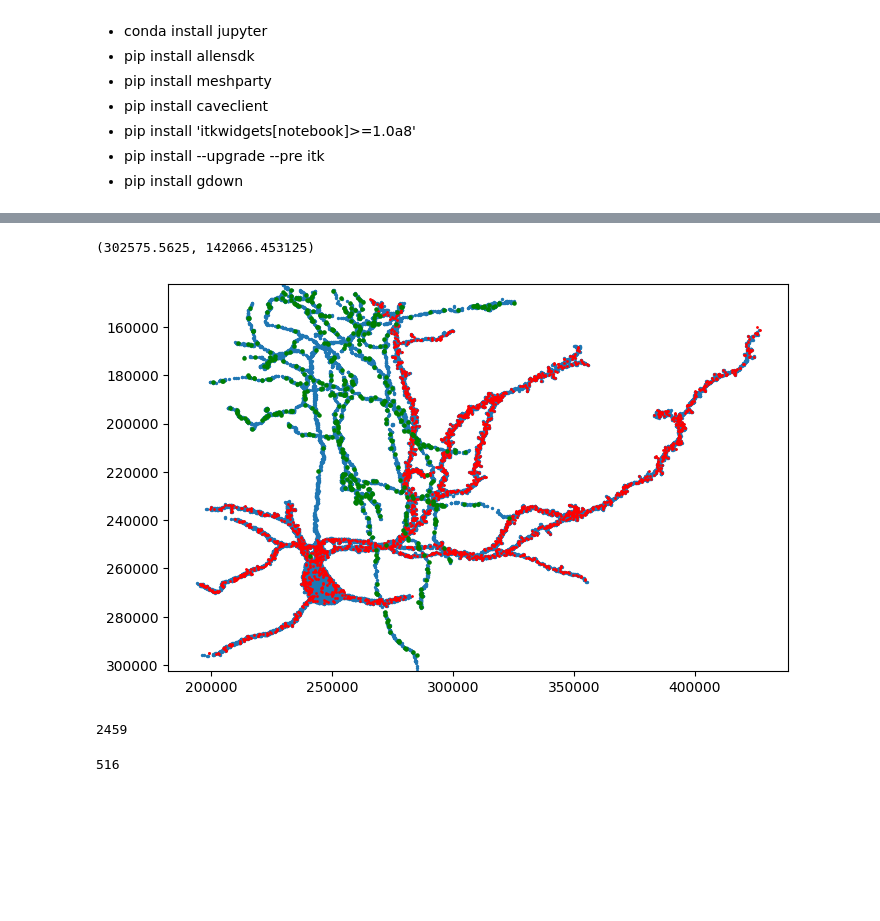
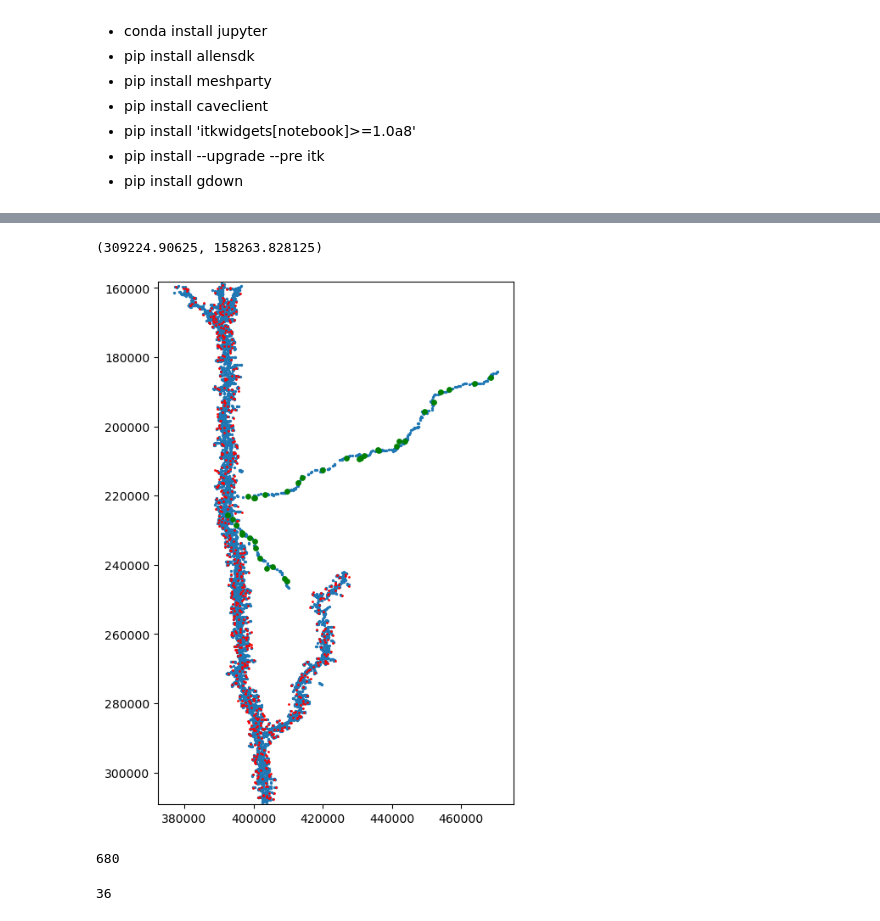
Before and after one commit to shandran/layer23-volume, a Jupyter notebook: synapse_visualizer.ipynb, the cells around one changed output, grey strips where cells are left out. Cells and saved outputs as stored; diff of their text form; code cells hidden in the pictures; blank space fills up the shorter version.

```diff
--- a/synapse_visualizer.ipynb
+++ b/synapse_visualizer.ipynb
@@ -35,7 +36,7 @@ mm = trimesh_io.MeshMeta(cv_path=seg_source,
 # %%
 # enter a cell id of interest (copy and paste from Neuroglancer or a dataframe of interest)
 
-cell_id = 648518346349538179
+cell_id = 648518346342793912
 
 #some interesting neurons
 
@@ -48,6 +49,15 @@ cell_id = 648518346349538179
 # 648518346349538791 the largest continous mitochondrion by voxels, for an inhibitory neuron in the volume (basket)
 # 648518346349537611 partial excitatory pyramidal neuron with interesting mitochondria and synapse features
 # 648518346349538179 Martinotti inhibitory neuron
+# 648518346349540055 Excitatory pyramidal neuron with 9 pre-syn sites not located on the axon
+# 648518346349538789 Inhibitory neurogliaform interneuron
+# 648518346349527116 Partial pyramidal neuron listed as unknown in soma valence table; suspicious pre-syn sites (4)
+# 648518346349536938 a partial axon and basal dendrite from a soma near but outside the volume; a large # of synapses in the volume
+# 648518346349537042 interesting pyramidal neuron
+# 648518346349527116 partial pyramidal neuron in the corner of a volume
+# 648518346349539887 pyramidal neuron
+# 648518346349538157 pyramidal neuron slightly off axis
+# 648518346342793912 long apical dendrite from L4-6 with a prominent axon-carrying dendrite
 # %%
 # If you get an error, run the next cell to download the mesh, then rerun this cell again
 seg_id = cell_id
@@ -72,6 +82,6 @@ mesh.n_vertices, mesh.n_faces
 # %%
 # read in the full synapse table
-soma_subgraph_df = pd.read_csv('data/pni_synapses_v185.csv')
+soma_subgraph_df = pd.read_csv('data/221206_pni_synapses_v185.csv')
 # %%
 soma_subgraph_df
 # %% [output]
@@ -99,25 +109,25 @@ presyn_xyz=cell_pre_subgraph[['ctr_pt_x_nm', 'ctr_pt_y_nm', 'ctr_pt_z_nm']].valu
 # %%
 f,ax = plt.subplots(figsize=(8,8))
 ax.scatter(mesh.vertices[::50,0], mesh.vertices[::50,1], s=2, alpha=1) # modify s and alpha to improve the visualization
 
 ax.scatter(postsyn_xyz[:,0], postsyn_xyz[:,1], c='red', s=1, alpha=1) # modify c, s, and alpha if desired
 ax.set_aspect('equal')
 ax.set_ylim(np.max(mesh.vertices[:,1]), np.min(mesh.vertices[:,1]))
 
-ax.scatter(presyn_xyz[:,0], presyn_xyz[:,1], c='green', s=5, alpha=1) # modify c, s, and alpha if desired
+ax.scatter(presyn_xyz[:,0], presyn_xyz[:,1], c='green', s=15, alpha=1) # modify c, s, and alpha if desired
 ax.set_aspect('equal')
 ax.set_ylim(np.max(mesh.vertices[:,1]), np.min(mesh.vertices[:,1]))
 # %% [output]
-(302575.5625, 142066.453125)
+(309224.90625, 158263.828125)
-[figure, old version]
+[figure, new version]
 # %%
 len(postsyn_xyz)
 # %% [output]
-2459
+680
 # %%
 len(presyn_xyz)
 # %% [output]
-516
+36
 # %%
 # Make a list of the pre_root_ids that form a synapse on this cell
 cell_post_subgraph
```
Also changed, not shown: parts of 9 cells of this notebook.
